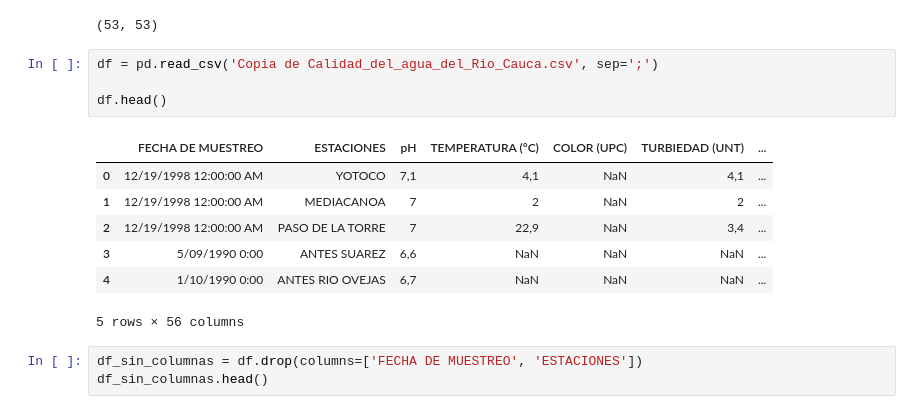
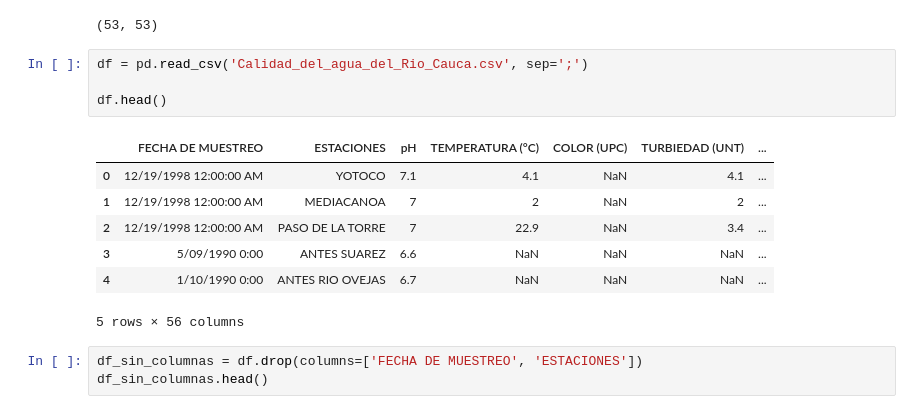
Before and after one commit to Dackarl/PROYECTO-RIO-CAUCA, a Jupyter notebook: General_1.ipynb, the cells around one changed output. Cells and saved outputs as stored; diff of their text form.

```diff
--- a/General_1.ipynb
+++ b/General_1.ipynb
@@ -146,16 +146,16 @@ len(diccionario.diccionario_variables), len(diccionario.reglas_por_parametro)
 # %% [output]
 (53, 53)
 # %%
-df = pd.read_csv('Copia de Calidad_del_agua_del_Rio_Cauca.csv', sep=';')
+df = pd.read_csv('Calidad_del_agua_del_Rio_Cauca.csv', sep=';')
 
 df.head()
 # %% [output]
 |  | FECHA DE MUESTREO | ESTACIONES | pH | TEMPERATURA (°C) | COLOR (UPC) | TURBIEDAD (UNT) | ... |
-| 0 | 12/19/1998 12:00:00 AM | YOTOCO | 7,1 | 4,1 | NaN | 4,1 | ... |
+| 0 | 12/19/1998 12:00:00 AM | YOTOCO | 7.1 | 4.1 | NaN | 4.1 | ... |
 | 1 | 12/19/1998 12:00:00 AM | MEDIACANOA | 7 | 2 | NaN | 2 | ... |
-| 2 | 12/19/1998 12:00:00 AM | PASO DE LA TORRE | 7 | 22,9 | NaN | 3,4 | ... |
-| 3 | 5/09/1990 0:00 | ANTES SUAREZ | 6,6 | NaN | NaN | NaN | ... |
-| 4 | 1/10/1990 0:00 | ANTES RIO OVEJAS | 6,7 | NaN | NaN | NaN | ... |
+| 2 | 12/19/1998 12:00:00 AM | PASO DE LA TORRE | 7 | 22.9 | NaN | 3.4 | ... |
+| 3 | 5/09/1990 0:00 | ANTES SUAREZ | 6.6 | NaN | NaN | NaN | ... |
+| 4 | 1/10/1990 0:00 | ANTES RIO OVEJAS | 6.7 | NaN | NaN | NaN | ... |
 5 rows × 56 columns
 # %%
 df_sin_columnas = df.drop(columns=['FECHA DE MUESTREO', 'ESTACIONES'])
```
Also changed, not shown: parts of 5 cells of this notebook, 4 other files.
